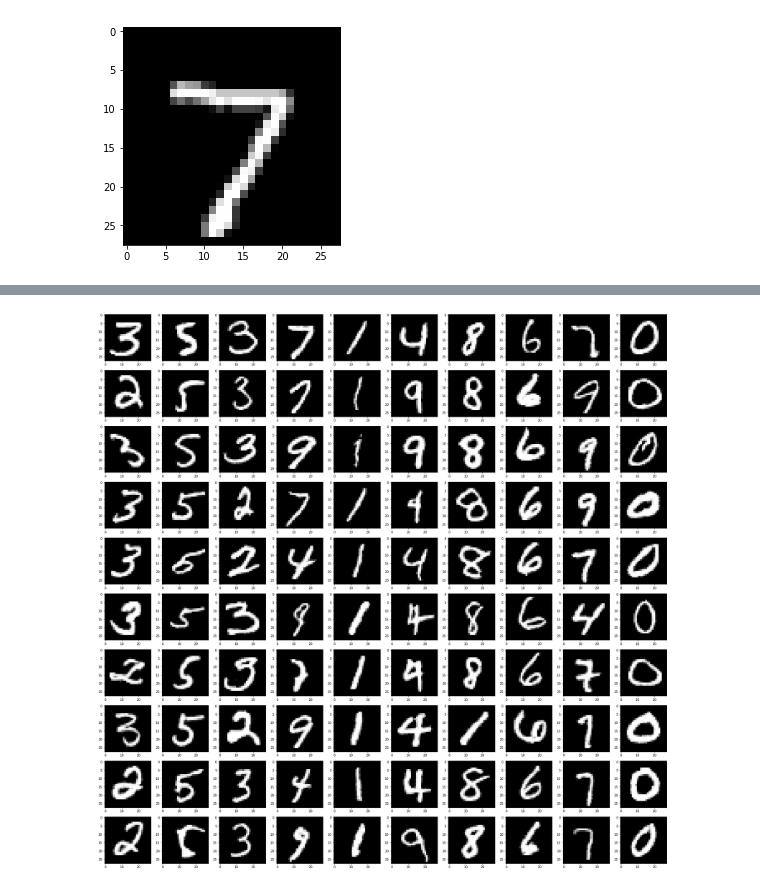
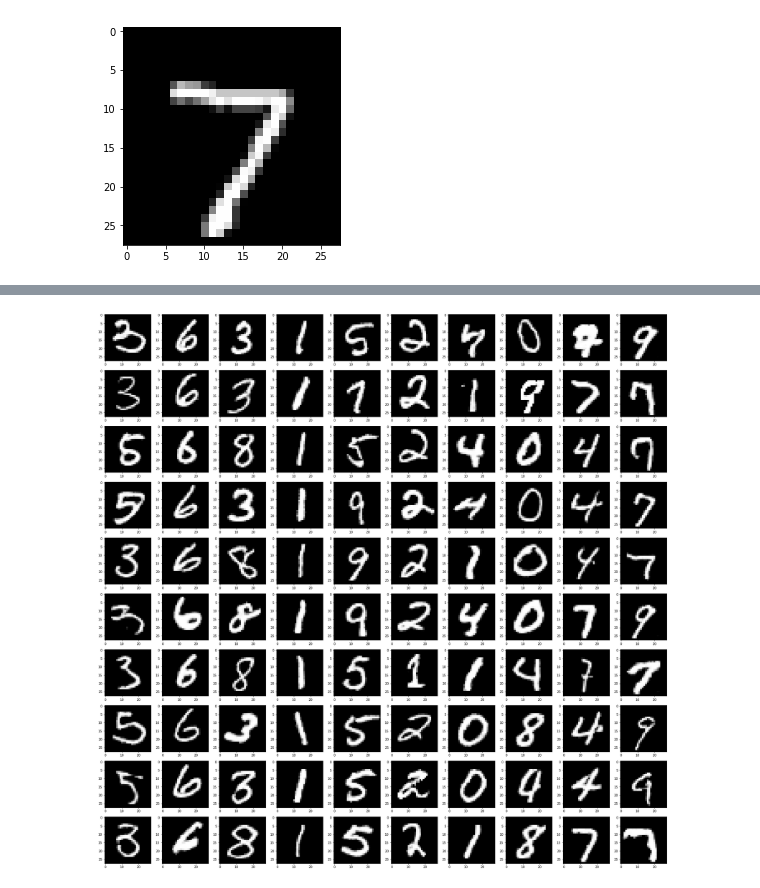
Before and after one commit to HenryJia/InfoGAN, a Jupyter notebook: MNIST_GAN.ipynb, the cells around one changed output, grey strips where cells are left out. Drawn from its saved outputs; the diff is of its cells as text; code cells hidden in the pictures.

```diff
--- a/MNIST_GAN.ipynb
+++ b/MNIST_GAN.ipynb
@@ -105,7 +105,7 @@ test_loader = DataLoader(test_tensors, batch_size = 128, shuffle = True, num_wor
 c1_len = 10 # Multinomia
 c2_len = 2 # Gaussian
 c3_len = 4 # Bernoulli
-z_len = 62
+z_len = 64
 
 class Conv2d(nn.Conv2d):
     def reset_parameters(self):
@@ -170,14 +170,20 @@ class Discriminator(nn.Module):
         x = F.leaky_relu(self.bn1(self.conv2(x))).view(-1, 7 ** 2 * 128)
 
         x = F.leaky_relu(self.bn2(self.fc1(x)))
-        return F.sigmoid(self.fc2(x)), F.leaky_relu(self.bn_q1(self.fc1_q(x)))
+        return self.fc2(x), F.leaky_relu(self.bn_q1(self.fc1_q(x)))
 # %%
 # OK, now we create the actual models
 gen = Generator().cuda()
 dis = Discriminator().cuda()
-Q_cat = Linear(128, c1_len).cuda()
-Q_con = Linear(128, c2_len).cuda()
-Q_bin = Linear(128, c3_len).cuda()
+if c1_len > 0:
+    Q_cat = Linear(128, c1_len).cuda()
+    qcat_optim = optim.Adam(Q_cat.parameters(), lr = 2e-4)
+if c2_len > 0:
+    Q_con = Linear(128, c2_len).cuda()
+    qcon_optim = optim.Adam(Q_con.parameters(), lr = 2e-4)
+if c3_len > 0:
+    Q_bin = Linear(128, c3_len).cuda()
+    qbin_optim = optim.Adam(Q_bin.parameters(), lr = 2e-4)
 # %%
 # Create the optimisers
 g_optim = optim.Adam(gen.parameters(), lr = 1e-3)
@@ -292,31 +322,46 @@ torch.save(Q_con.state_dict(), 'mnist_qcon.torch')
 # %%
 gen.load_state_dict(torch.load('mnist_gen.torch'))
 dis.load_state_dict(torch.load('mnist_dis.torch'))
-Q_cat.load_state_dict(torch.load('mnist_qcat.torch'))
-Q_con.load_state_dict(torch.load('mnist_qcon.torch'))
+
+z = []
+if z_len > 0:
+    z += [Variable(torch.randn(10 * c1_len, z_len)).cuda()]
+if c1_len > 0:
+    Q_cat.load_state_dict(torch.load('mnist_qcat.torch'))
+
+    cat_noise = Variable(torch.arange(0, c1_len).repeat(10).long()).cuda()
+    onehot_noise = Variable(torch.zeros(10 * c1_len, c1_len)).cuda()
+    onehot_noise.data.scatter_(1, cat_noise.data.view(-1, 1), 1)
+
+    z += [onehot_noise]
+
+if c2_len > 0:
+    Q_con.load_state_dict(torch.load('mnist_qcon.torch'))
+
+    #con_noise = Variable(torch.randn(100, c2_len)).cuda()
+    con_noise = Variable(torch.rand(10 * c1_len, c2_len)).cuda() * 2 - 1
+
+    z += [con_noise]
+
+if c3_len > 0:
+    Q_bin.load_state_dict(torch.load('mnist_qbin.torch'))
+    bin_noise = Variable(torch.bernoulli(0.5 * torch.ones(10 * c1_len, c3_len))).cuda().float()
+
+    z += [bin_noise]
+
+z = torch.cat(z, dim = 1)
+
+out_gen = gen(z)
 
 plt.figure(0, figsize = (32, 32))
-
-z = Variable(torch.randn(10 * c1_len, z_len)).cuda()
-
-cat_noise = Variable(torch.arange(0, c1_len).repeat(10).long()).cuda()
-onehot_noise = Variable(torch.zeros(10 * c1_len, c1_len)).cuda()
-onehot_noise.data.scatter_(1, cat_noise.data.view(-1, 1), 1)
-
-#con_noise = Variable(torch.randn(100, c2_len)).cuda()
-con_noise = Variable(torch.rand(10 * c1_len, c2_len)).cuda() * 2 - 1
-bin_noise = Variable(torch.bernoulli(0.5 * torch.ones(10 * c1_len, c3_len))).cuda().float()
-
-z = torch.cat([z, onehot_noise, con_noise, bin_noise], dim = 1)
-out_gen = gen(z)
 
 for i in range(10):
     for j in range(c1_len):
         idx = i * c1_len + j + 1
         plt.subplot(10, c1_len, idx)
         plt.imshow(np.round(out_gen[idx - 1, 0].cpu().data.numpy() * 255), cmap = 'gray')
 # %% [output]
-[figure, old version]
+[figure, new version]
 # %%
 # Run the discriminator on the test data and check the score
 # We have to figure out the right permutation & clustering of the outputs from the trainset
```
Also changed, not shown: parts of 5 cells of this notebook.
